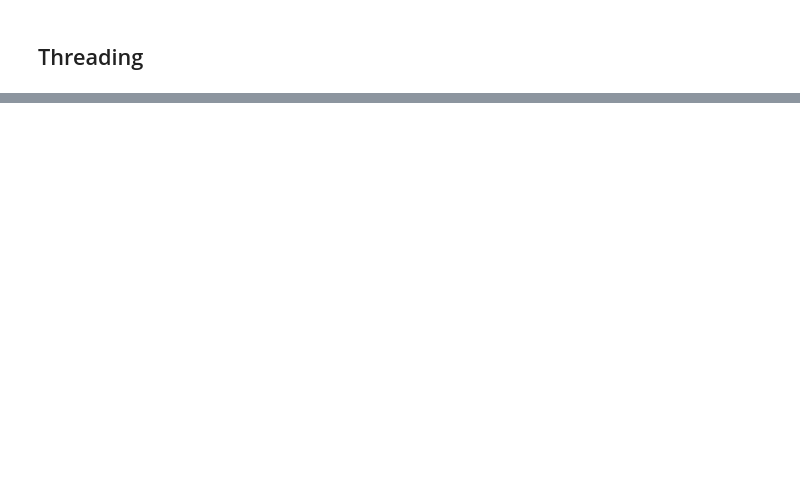
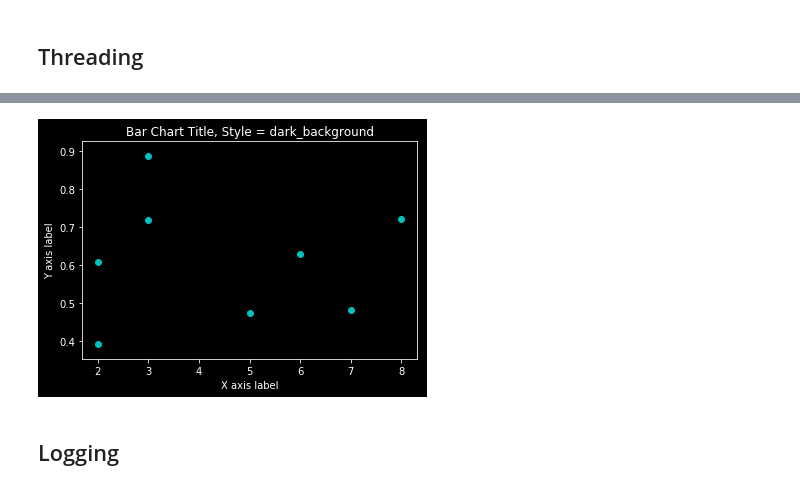
Before and after one commit to simonwardjones/forget-code, a Jupyter notebook: Python/learnPython.ipynb, the cells around one changed output, grey strips where cells are left out. Saved outputs shown, nothing was run; the diff lists cells and outputs as text; code cells hidden in the pictures; blank space fills up the shorter version.

```diff
--- a/Python/learnPython.ipynb
+++ b/Python/learnPython.ipynb
@@ -745,0 +897,22 @@ Thread-136 19Entire job took
+# %%
+from matplotlib import pyplot as plt
+import pandas as pd
+
+df = pd.read_csv('exampleCSV.csv')
+
+# Bar chart
+plt.scatter(df["Number"]
+            , df["Number2"]
+            , color='c')
+
+# Label it up
+plt.title("Bar Chart Title, Style = "+ str(plt.style.available[style_n]))
+plt.ylabel("Y axis label")
+plt.xlabel("X axis label")
+
+df.head()
+plt.show()
+# %% [output]
+[figure, added]
+# %% [markdown]
+## Logging
```
Also changed, not shown: parts of 40 cells of this notebook, 12 other files.
